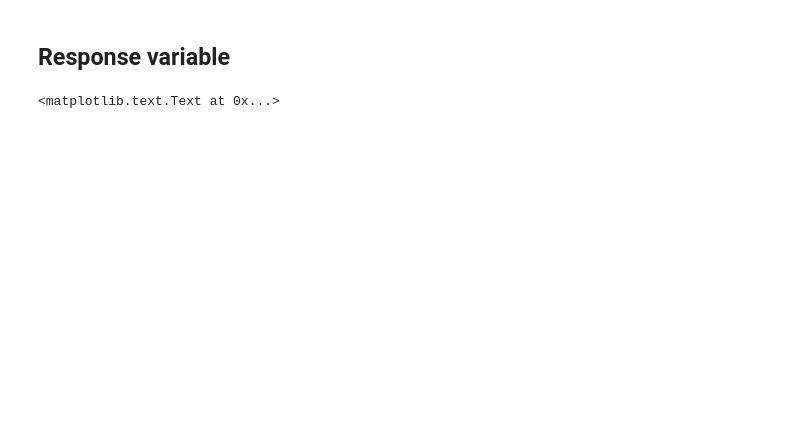
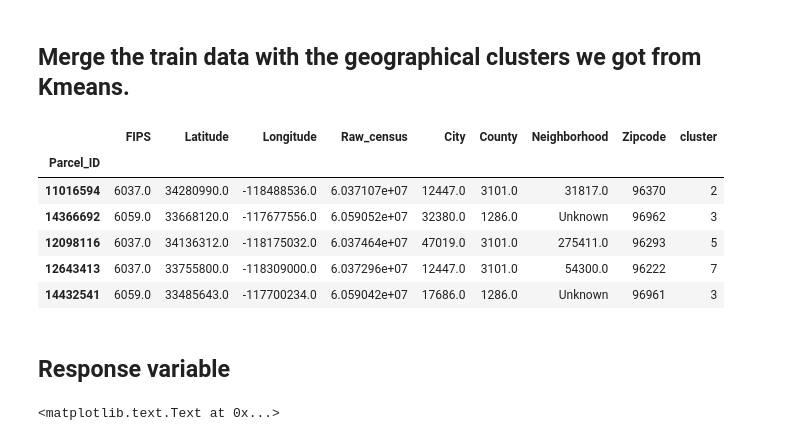
Before and after one commit to verali0816/Zillow-House-Price-Prediction, a Jupyter notebook: Preliminary_data_analysis.ipynb, the cells around one changed output. Saved outputs shown, nothing was run; the diff lists cells and outputs as text; code cells hidden in the pictures; blank space fills up the shorter version.

```diff
--- a/Preliminary_data_analysis.ipynb
+++ b/Preliminary_data_analysis.ipynb
@@ -21,0 +42,16 @@ Somehow a few variables change back to numeric after reading csv using pandas.
+# %% [markdown]
+## Merge the train data with the geographical clusters we got from Kmeans.
+# %%
+geo = pd.read_csv("train_geo.csv")
+
+geo.set_index("Parcel_ID", drop = True, inplace = True)
+
+geo.head()
+# %% [output]
+|  | FIPS | Latitude | Longitude | Raw_census | City | County | Neighborhood | Zipcode | cluster |
+| Parcel_ID |  |  |  |  |  |  |  |  |  |
+| 11016594 | 6037.0 | 34280990.0 | -118488536.0 | 6.037107e+07 | 12447.0 | 3101.0 | 31817.0 | 96370 | 2 |
+| 14366692 | 6059.0 | 33668120.0 | -117677556.0 | 6.059052e+07 | 32380.0 | 1286.0 | Unknown | 96962 | 3 |
+| 12098116 | 6037.0 | 34136312.0 | -118175032.0 | 6.037464e+07 | 47019.0 | 3101.0 | 275411.0 | 96293 | 5 |
+| 12643413 | 6037.0 | 33755800.0 | -118309000.0 | 6.037296e+07 | 12447.0 | 3101.0 | 54300.0 | 96222 | 7 |
+| 14432541 | 6059.0 | 33485643.0 | -117700234.0 | 6.059042e+07 | 17686.0 | 1286.0 | Unknown | 96961 | 3 |
```
Also changed, not shown: parts of 22 cells of this notebook, 1 other file.
